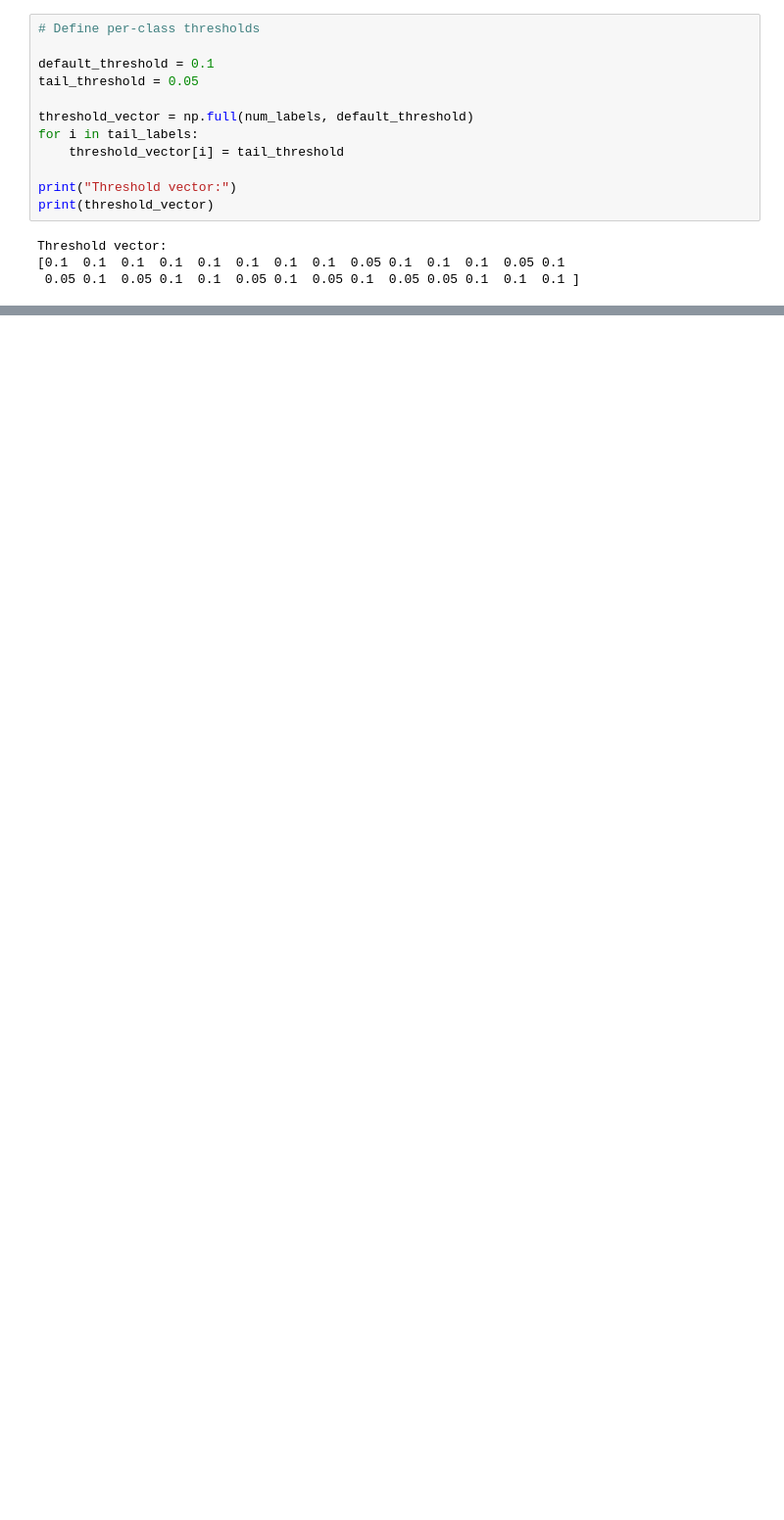
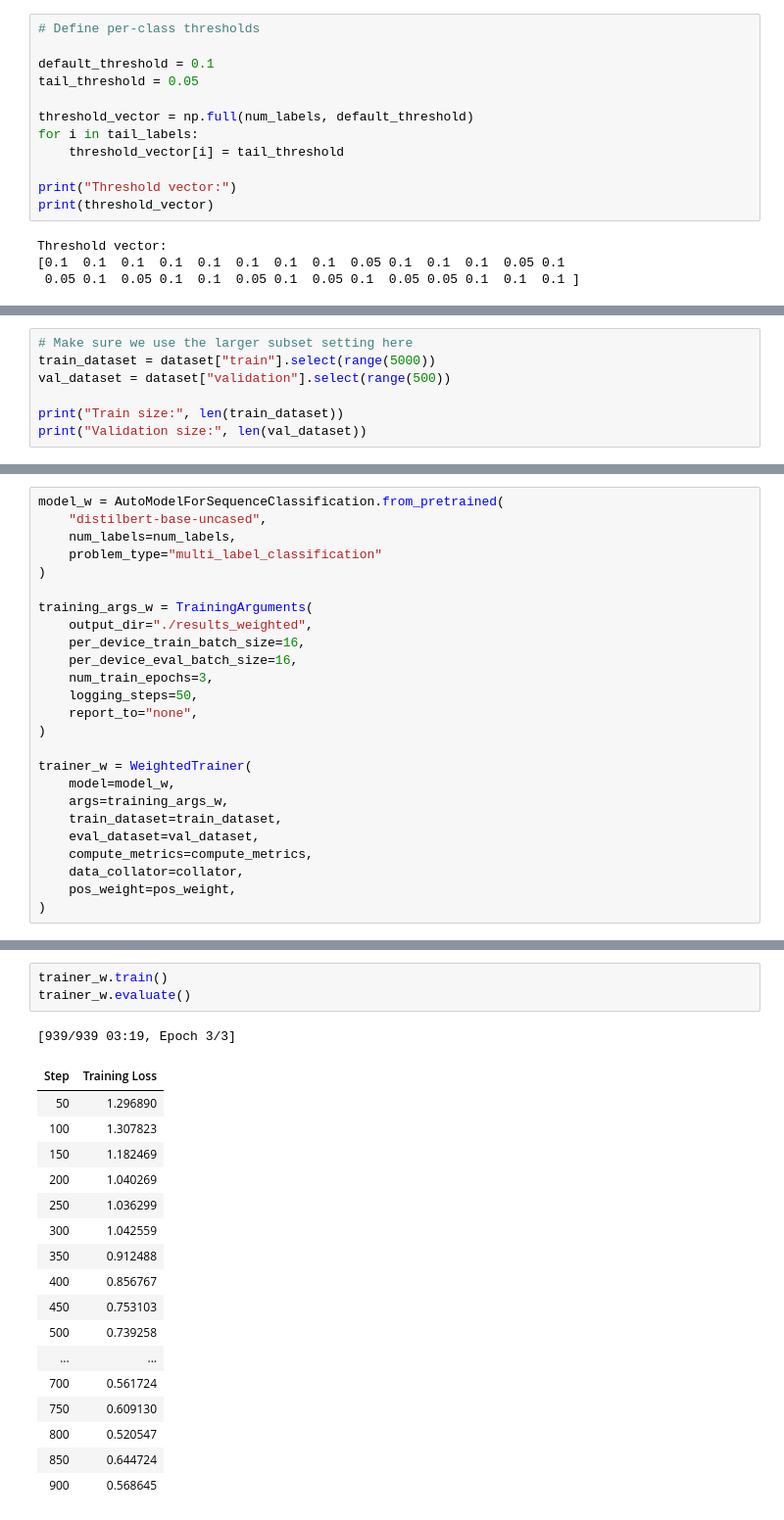
Before and after one commit to RolandSandorNagy/lightweight-emotion-detection-from-text, a Jupyter notebook: notebooks/03_multilabel_distilbert_baseline.ipynb, the cells around one changed output, grey strips where cells are left out. Shown at 98% size. Drawn from its saved outputs; the diff is of its cells as text; blank space fills up the shorter version.

```diff
--- a/notebooks/03_multilabel_distilbert_baseline.ipynb
+++ b/notebooks/03_multilabel_distilbert_baseline.ipynb
@@ -395,0 +351,7 @@ Validation subset tail-label support:
+# %%
+# Make sure we use the larger subset setting here
+train_dataset = dataset["train"].select(range(5000))
+val_dataset = dataset["validation"].select(range(500))
+
+print("Train size:", len(train_dataset))
+print("Validation size:", len(val_dataset))
@@ -395,0 +416,25 @@ Validation subset tail-label support:
+# %%
+model_w = AutoModelForSequenceClassification.from_pretrained(
+    "distilbert-base-uncased",
+    num_labels=num_labels,
+    problem_type="multi_label_classification"
+)
+
+training_args_w = TrainingArguments(
+    output_dir="./results_weighted",
+    per_device_train_batch_size=16,
+    per_device_eval_batch_size=16,
+    num_train_epochs=3,
+    logging_steps=50,
+    report_to="none",
+)
+
+trainer_w = WeightedTrainer(
+    model=model_w,
+    args=training_args_w,
+    train_dataset=train_dataset,
+    eval_dataset=val_dataset,
+    compute_metrics=compute_metrics,
+    data_collator=collator,
+    pos_weight=pos_weight,
+)
@@ -395,0 +458,22 @@ Validation subset tail-label support:
+# %%
+trainer_w.train()
+trainer_w.evaluate()
+# %% [output]
+[939/939 03:19, Epoch 3/3]
+| Step | Training Loss |
+| 50 | 1.296890 |
+| 100 | 1.307823 |
+| 150 | 1.182469 |
+| 200 | 1.040269 |
+| 250 | 1.036299 |
+| 300 | 1.042559 |
+| 350 | 0.912488 |
+| 400 | 0.856767 |
+| 450 | 0.753103 |
+| 500 | 0.739258 |
+| ... | ... |
+| 700 | 0.561724 |
+| 750 | 0.609130 |
+| 800 | 0.520547 |
+| 850 | 0.644724 |
+| 900 | 0.568645 |
```
Also changed, not shown: parts of 33 cells of this notebook.
